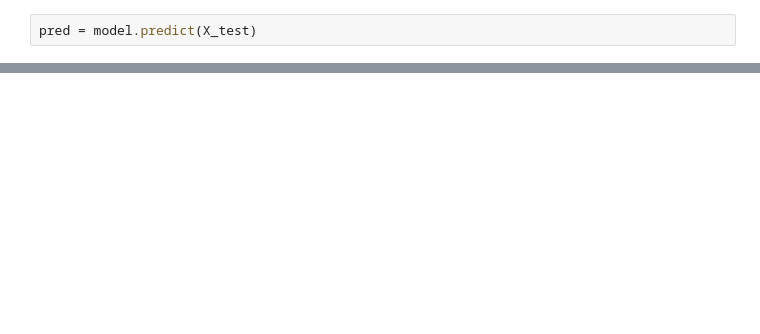
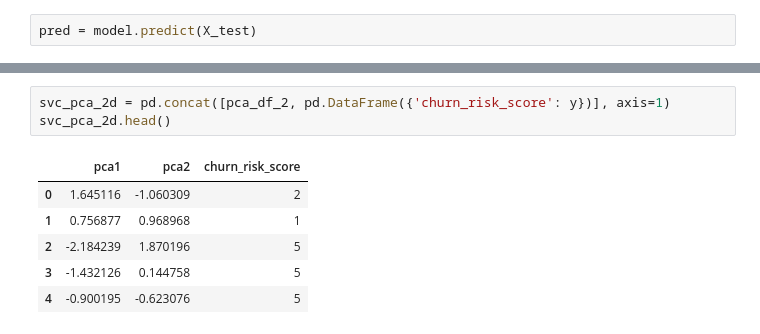
Before and after one commit to nngocson2002/Churn_Rate_Prediction, a Jupyter notebook: svm-lab.ipynb, the cells around one changed output, grey strips where cells are left out. Drawn from its saved outputs; the diff is of its cells as text; blank space fills up the shorter version.

```diff
--- a/svm-lab.ipynb
+++ b/svm-lab.ipynb
@@ -679,0 +725,10 @@ print(model.best_params_)
+# %%
+svc_pca_2d = pd.concat([pca_df_2, pd.DataFrame({'churn_risk_score': y})], axis=1)
+svc_pca_2d.head()
+# %% [output]
+|  | pca1 | pca2 | churn_risk_score |
+| 0 | 1.645116 | -1.060309 | 2 |
+| 1 | 0.756877 | 0.968968 | 1 |
+| 2 | -2.184239 | 1.870196 | 5 |
+| 3 | -1.432126 | 0.144758 | 5 |
+| 4 | -0.900195 | -0.623076 | 5 |
```
Also changed, not shown: parts of 31 cells of this notebook.
